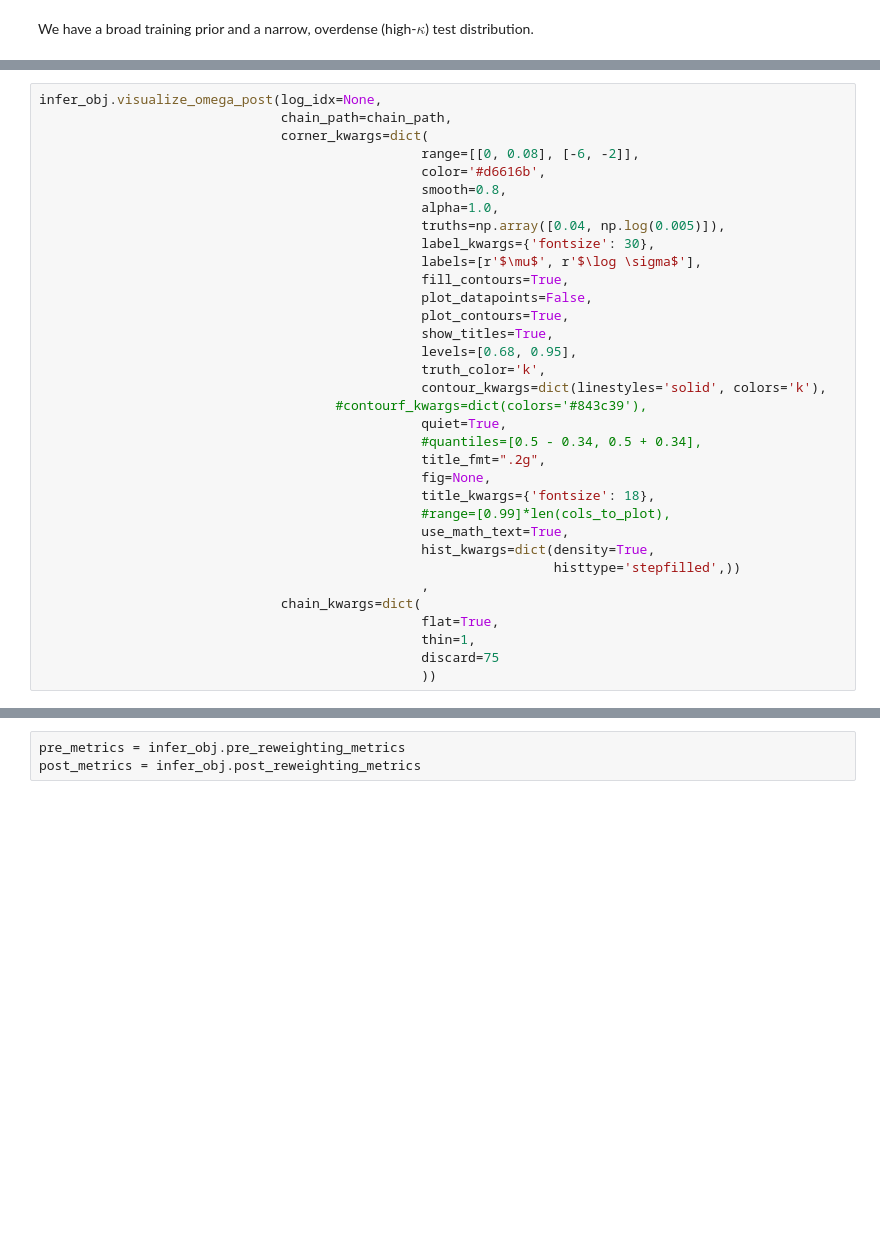
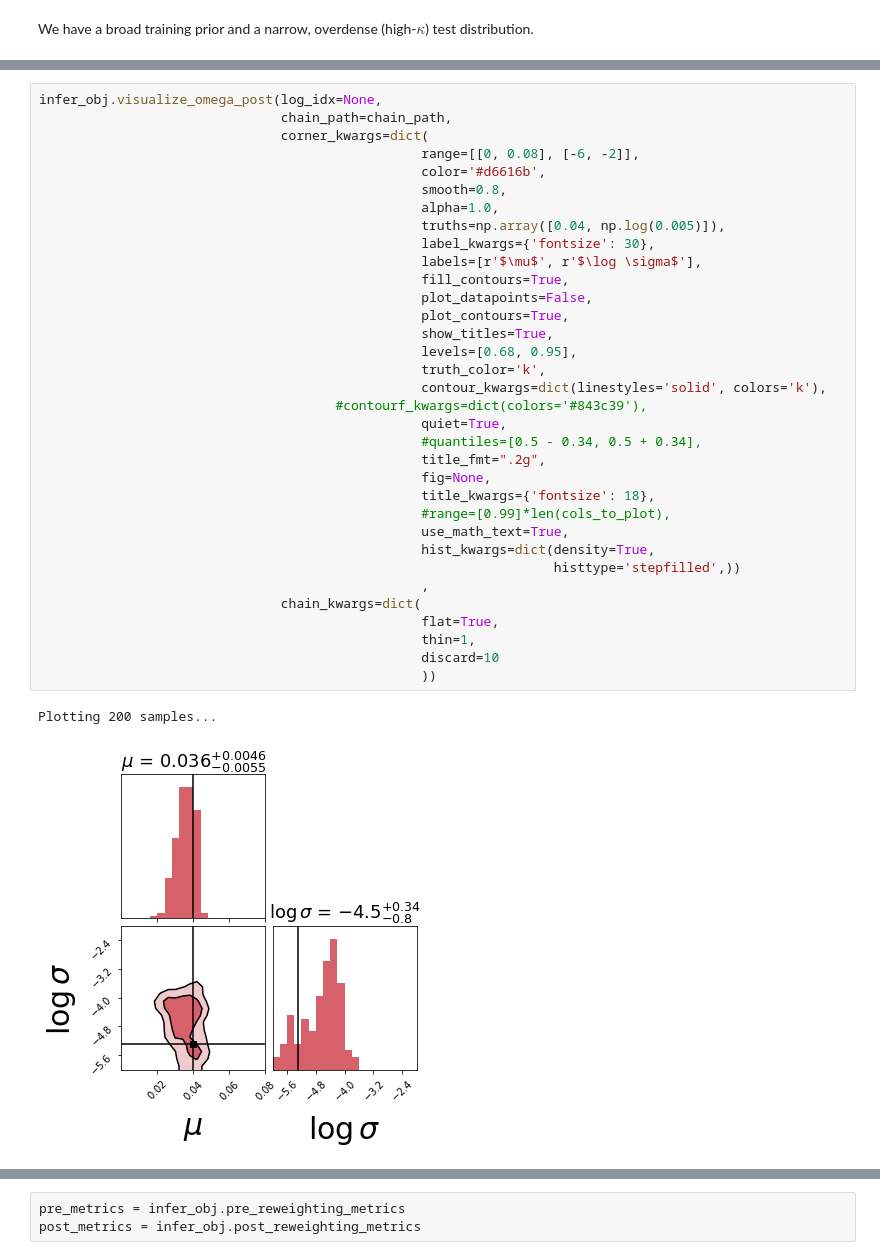
Before and after one commit to jiwoncpark/node-to-joy, a Jupyter notebook: demo/Hierarchical_Inference_Test.ipynb, the cells around one changed output, grey strips where cells are left out. Saved outputs shown, nothing was run; the diff lists cells and outputs as text; blank space fills up the shorter version.

```diff
--- a/demo/Hierarchical_Inference_Test.ipynb
+++ b/demo/Hierarchical_Inference_Test.ipynb
@@ -164,34 +187,37 @@ infer_obj.visualize_omega_post(log_idx=None,
                                corner_kwargs=dict(
                                                  range=[[0, 0.08], [-6, -2]],
                                                  color='#d6616b',
                                                  smooth=0.8,
                                                  alpha=1.0,
                                                  truths=np.array([0.04, np.log(0.005)]),
                                                  label_kwargs={'fontsize': 30},
                                                  labels=[r'$\mu$', r'$\log \sigma$'],
                                                  fill_contours=True,
                                                  plot_datapoints=False,
                                                  plot_contours=True,
                                                  show_titles=True,
                                                  levels=[0.68, 0.95],
                                                  truth_color='k',
                                                  contour_kwargs=dict(linestyles='solid', colors='k'),
                                       #contourf_kwargs=dict(colors='#843c39'),
                                                  quiet=True,
                                                  #quantiles=[0.5 - 0.34, 0.5 + 0.34],
                                                  title_fmt=".2g",
                                                  fig=None,
                                                  title_kwargs={'fontsize': 18},
                                                  #range=[0.99]*len(cols_to_plot),
                                                  use_math_text=True,
                                                  hist_kwargs=dict(density=True,
                                                                   histtype='stepfilled',))
                                                  ,
                                chain_kwargs=dict(
                                                  flat=True,
                                                  thin=1,
-                                                 discard=75
+                                                 discard=10
                                                  ))
+# %% [output]
+Plotting 200 samples...
+[figure, added]
 # %%
 idx = 5
 reweighted_k_bnn = infer_obj.get_reweighted_bnn_kappa(None, None)
```
Also changed, not shown: parts of 12 cells of this notebook.
